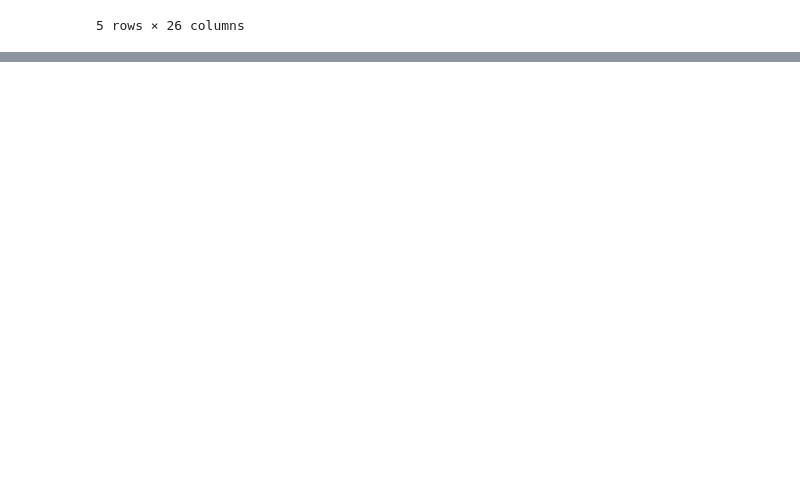
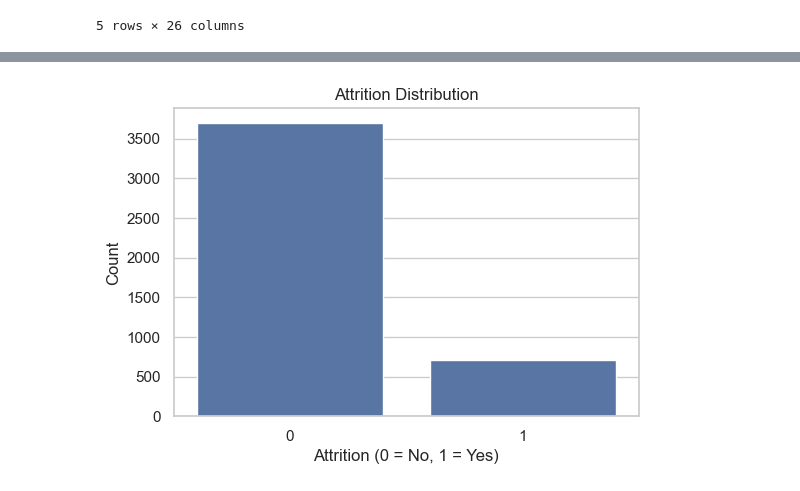
Before and after one commit to yanou16/ai_model, a Jupyter notebook: data_cleaning.ipynb, the cells around one changed output, grey strips where cells are left out. Saved outputs shown, nothing was run; the diff lists cells and outputs as text; code cells hidden in the pictures; blank space fills up the shorter version.

```diff
--- a/data_cleaning.ipynb
+++ b/data_cleaning.ipynb
@@ -169,0 +183,3 @@ None
+# %%
+df = pd.read_csv("clean_data.csv")
+df.head()
@@ -169,0 +197,9 @@ None
+# %%
+plt.figure(figsize=(6,4))
+sns.countplot(x=df["Attrition"])
+plt.title("Attrition Distribution")
+plt.xlabel("Attrition (0 = No, 1 = Yes)")
+plt.ylabel("Count")
+plt.show()
+# %% [output]
+[figure, added]
```
Also changed, not shown: parts of 39 cells of this notebook, 1 other file.
